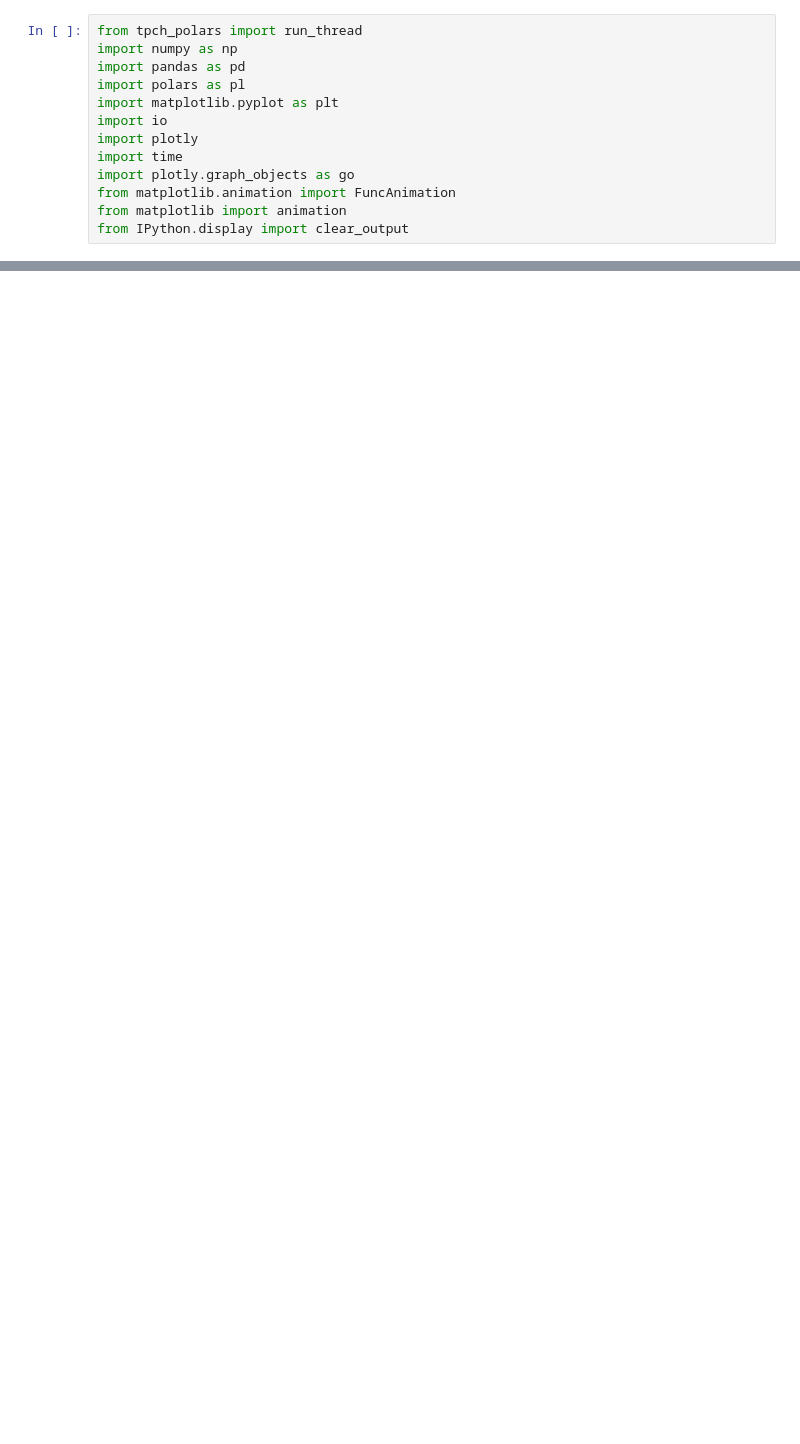
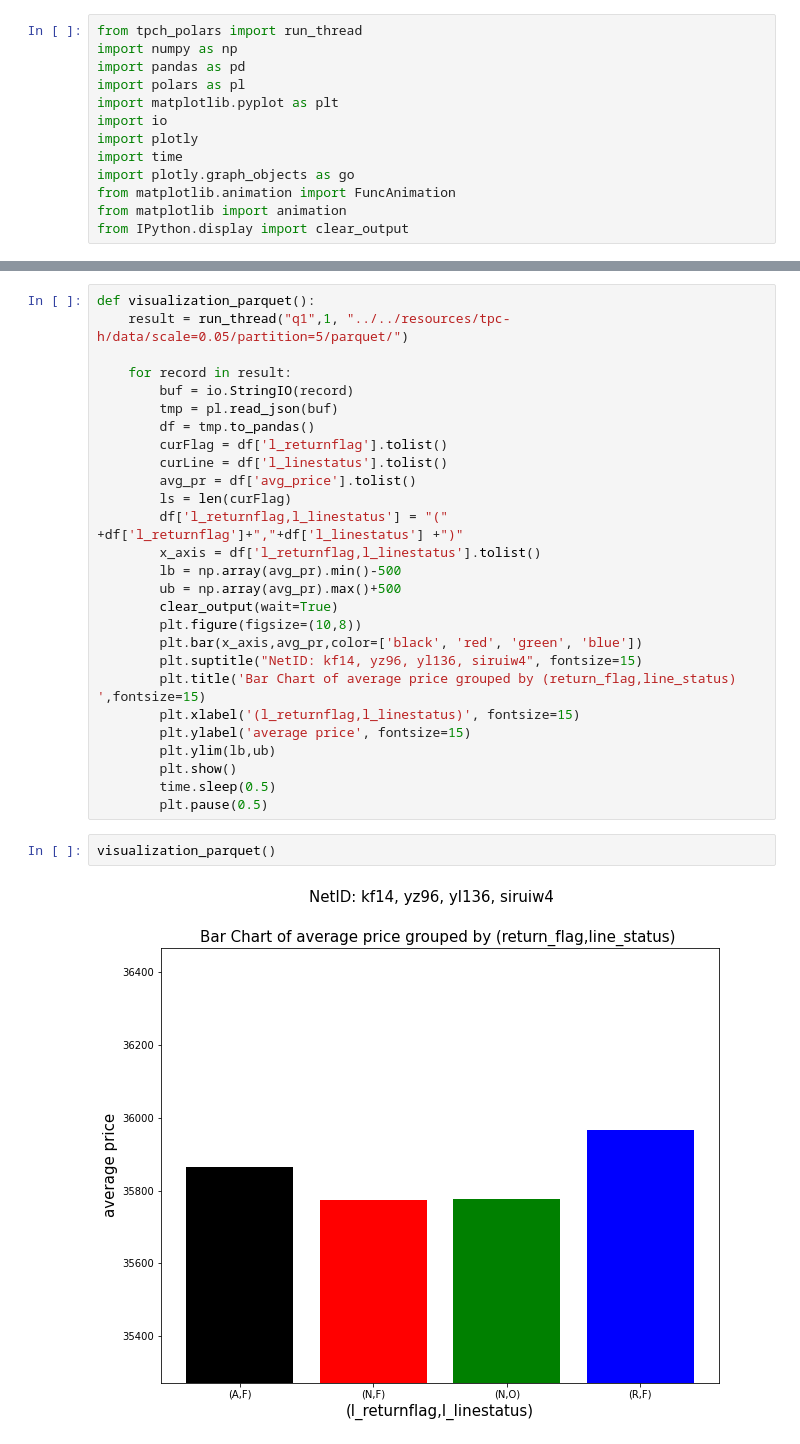
Before and after one commit to yangzho12138/Deep-Online-Aggregation, a Jupyter notebook: deepola/wake/examples/tpch_polars/visual.ipynb, the cells around one changed output, grey strips where cells are left out. Drawn from its saved outputs; the diff is of its cells as text; blank space fills up the shorter version.

```diff
--- a/deepola/wake/examples/tpch_polars/visual.ipynb
+++ b/deepola/wake/examples/tpch_polars/visual.ipynb
@@ -44,0 +45,31 @@ visualization()
+# %%
+def visualization_parquet():
+    result = run_thread("q1",1, "../../resources/tpc-h/data/scale=0.05/partition=5/parquet/")
+
+    for record in result:
+        buf = io.StringIO(record)
+        tmp = pl.read_json(buf)
+        df = tmp.to_pandas()
+        curFlag = df['l_returnflag'].tolist()
+        curLine = df['l_linestatus'].tolist()
+        avg_pr = df['avg_price'].tolist()
+        ls = len(curFlag)
+        df['l_returnflag,l_linestatus'] = "(" +df['l_returnflag']+","+df['l_linestatus'] +")"
+        x_axis = df['l_returnflag,l_linestatus'].tolist()
+        lb = np.array(avg_pr).min()-500
+        ub = np.array(avg_pr).max()+500
+        clear_output(wait=True)
+        plt.figure(figsize=(10,8))
+        plt.bar(x_axis,avg_pr,color=['black', 'red', 'green', 'blue'])
+        plt.suptitle("NetID: kf14, yz96, yl136, siruiw4", fontsize=15)
+        plt.title('Bar Chart of average price grouped by (return_flag,line_status) ',fontsize=15)
+        plt.xlabel('(l_returnflag,l_linestatus)', fontsize=15)
+        plt.ylabel('average price', fontsize=15)
+        plt.ylim(lb,ub)
+        plt.show()
+        time.sleep(0.5)
+        plt.pause(0.5)
+# %%
+visualization_parquet()
+# %% [output]
+[figure, added]
```
Also changed, not shown: parts of 4 cells of this notebook.
